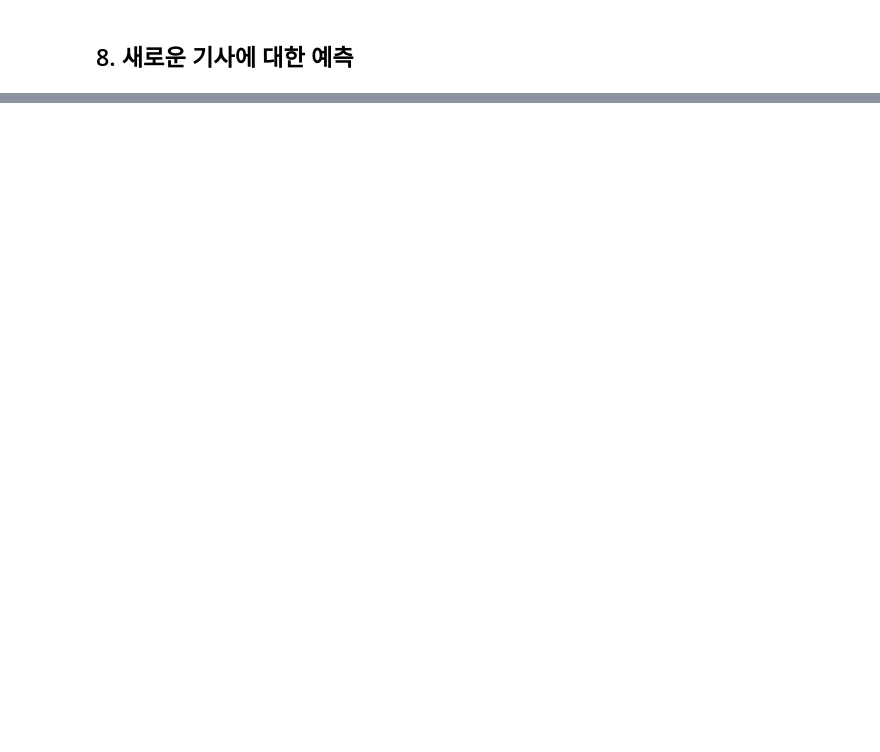
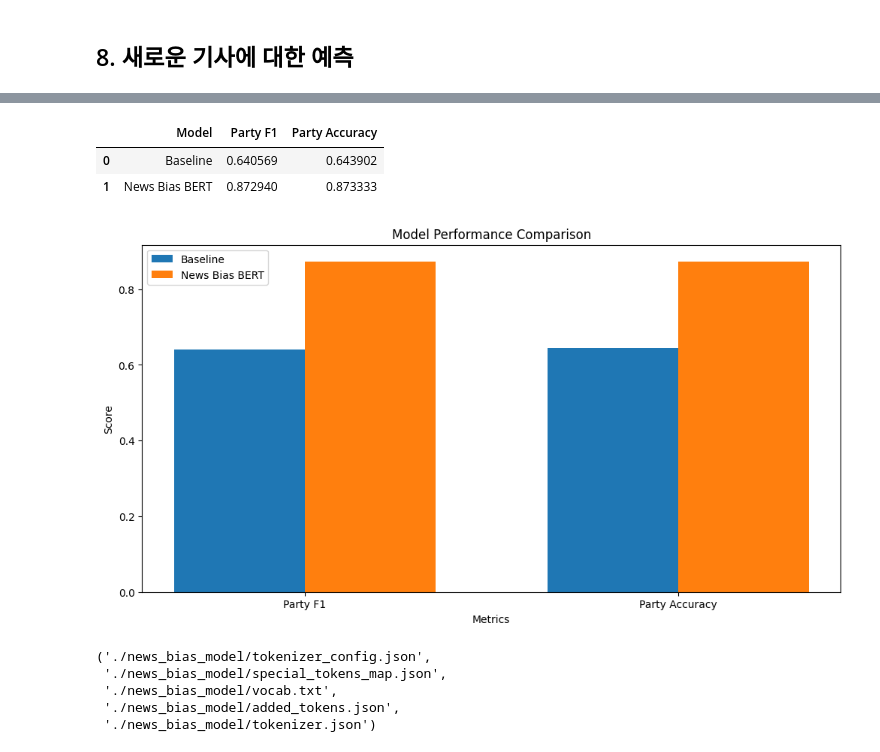
Before and after one commit to sangchun1/News_Bias_Analysis, a Jupyter notebook: model/multitask_model.ipynb, the cells around one changed output, grey strips where cells are left out. Cells and saved outputs as stored; diff of their text form; code cells hidden in the pictures; blank space fills up the shorter version.

```diff
--- a/model/multitask_model.ipynb
+++ b/model/multitask_model.ipynb
@@ -740,0 +642,7 @@ predicted_df.to_csv(csv_path, index=False)
+# %%
+# 토크나이저 초기화
+tokenizer = AutoTokenizer.from_pretrained('klue/roberta-base')
+
+# 데이터셋 생성
+train_dataset = NewsDataset(train_texts, train_party_labels, tokenizer)
+val_dataset = NewsDataset(val_texts, val_party_labels, tokenizer)
@@ -740,0 +708,9 @@ predicted_df.to_csv(csv_path, index=False)
+# %%
+# 학습 실행
+trainer.train()
+
+# 최종 평가
+final_metrics = trainer.evaluate()
+print("\n최종 평가 결과:")
+print(f"정당 분류 F1 점수: {final_metrics['eval_party_f1']:.4f}")
+print(f"정당 분류 정확도: {final_metrics['eval_party_accuracy']:.4f}")
@@ -740,0 +733,45 @@ predicted_df.to_csv(csv_path, index=False)
+# %%
+# 베이스라인과 성능 비교
+comparison_results = {
+    'Model': ['Baseline', 'News Bias BERT'],  # 모델 이름 변경
+    'Party F1': [baseline_results['party_f1'], final_metrics['eval_party_f1']],  # 메트릭 이름 변경
+    'Party Accuracy': [baseline_results['party_accuracy'], final_metrics['eval_party_accuracy']],  # 메트릭 이름 변경
+}
+
+comparison_df = pd.DataFrame(comparison_results)
+comparison_df.to_csv('./news_bias_results/model_comparison.csv', index=False)  # 저장 경로 변경
+comparison_df.head()
+# %% [output]
+|  | Model | Party F1 | Party Accuracy |
+| 0 | Baseline | 0.640569 | 0.643902 |
+| 1 | News Bias BERT | 0.872940 | 0.873333 |
+# %%
+# 성능 향상 시각화
+plt.figure(figsize=(12, 6))
+metrics = ['Party F1', 'Party Accuracy']  # 메트릭 이름 변경
+x = np.arange(len(metrics))
+width = 0.35
+
+plt.bar(x - width/2, comparison_df.iloc[0, 1:], width, label='Baseline')
+plt.bar(x + width/2, comparison_df.iloc[1, 1:], width, label='News Bias BERT')  # 모델 이름 변경
+
+plt.xlabel('Metrics')
+plt.ylabel('Score')
+plt.title('Model Performance Comparison')
+plt.xticks(x, metrics)
+plt.legend()
+
+plt.savefig('./news_bias_results/performance_comparison.png')  # 저장 경로 변경
+plt.show()
+# %% [output]
+[figure, added]
+# %%
+# 모델 저장
+trainer.save_model('./news_bias_model')  # 저장 경로 변경
+tokenizer.save_pretrained('./news_bias_model')  # 저장 경로 변경
+# %% [output]
+('./news_bias_model/tokenizer_config.json',
+ './news_bias_model/special_tokens_map.json',
+ './news_bias_model/vocab.txt',
+ './news_bias_model/added_tokens.json',
+ './news_bias_model/tokenizer.json')
```
Also changed, not shown: parts of 41 cells of this notebook.
